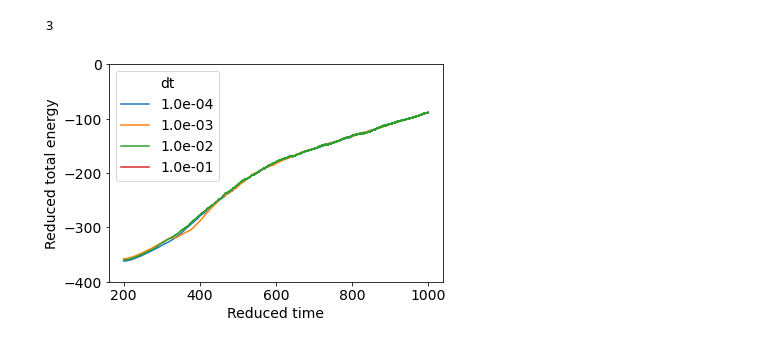
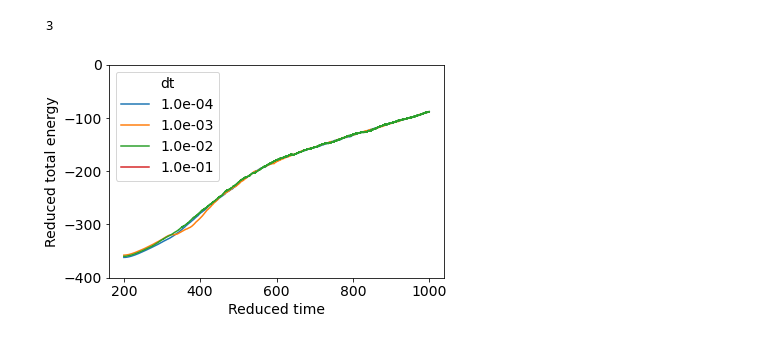
Before and after one commit to ThijsDrost/ACFPD_project, a Jupyter notebook: Analysis.ipynb, the cells around one changed output. Saved outputs shown, nothing was run; the diff lists cells and outputs as text; code cells hidden in the pictures.

```diff
--- a/Analysis.ipynb
+++ b/Analysis.ipynb
@@ -103,0 +110,10 @@ plt.show()
+# %%
+files = os.listdir(f'{data_loc}/data7')
+result = {}
+for index, file in enumerate(files):
+    data = Simulation.load(f'{data_loc}/data7/{file}')
+    start_index = np.searchsorted(data.save_times, 200)
+    cutoff = int(file.split('_')[-1].split('.')[0])
+    result[file] = [data.save_times[start_index:], data.total_energy[start_index:], cutoff, data.runtime]
+
+    print(f'\r {index}', end='')
@@ -103,0 +122,15 @@ plt.show()
+# %%
+cutoff = []
+runtime = []
+vals = []
+for key, values in result.items():
+    cutoff.append(values[2])
+    runtime.append(values[3])
+
+plt.figure()
+plt.plot(cutoff, runtime, 'C0.')
+plt.xlabel('Cutoff')
+plt.ylabel('Simulation time (s)')
+plt.tight_layout()
+plt.savefig(f'{img_loc}/2_3.png', dpi=200)
+plt.show()
@@ -115,12 +150,13 @@ for index, file in enumerate(files):
 # %%
 plt.figure()
 for key, values in result.items():
     plt.plot(values[0], values[1], '-', label=f'{values[2]:.1e}')
 plt.ylim(-400, 0)
 plt.legend(title='dt')
 plt.xlabel('Reduced time')
 plt.ylabel('Reduced total energy')
-plt.savefig(f'{img_loc}/3_1.png')
+plt.tight_layout()
+plt.savefig(f'{img_loc}/3_1.png', dpi=200)
 plt.show()
 # %% [output]
-[figure, old version]
+[figure, new version]
```
Also changed, not shown: parts of 4 cells of this notebook.
